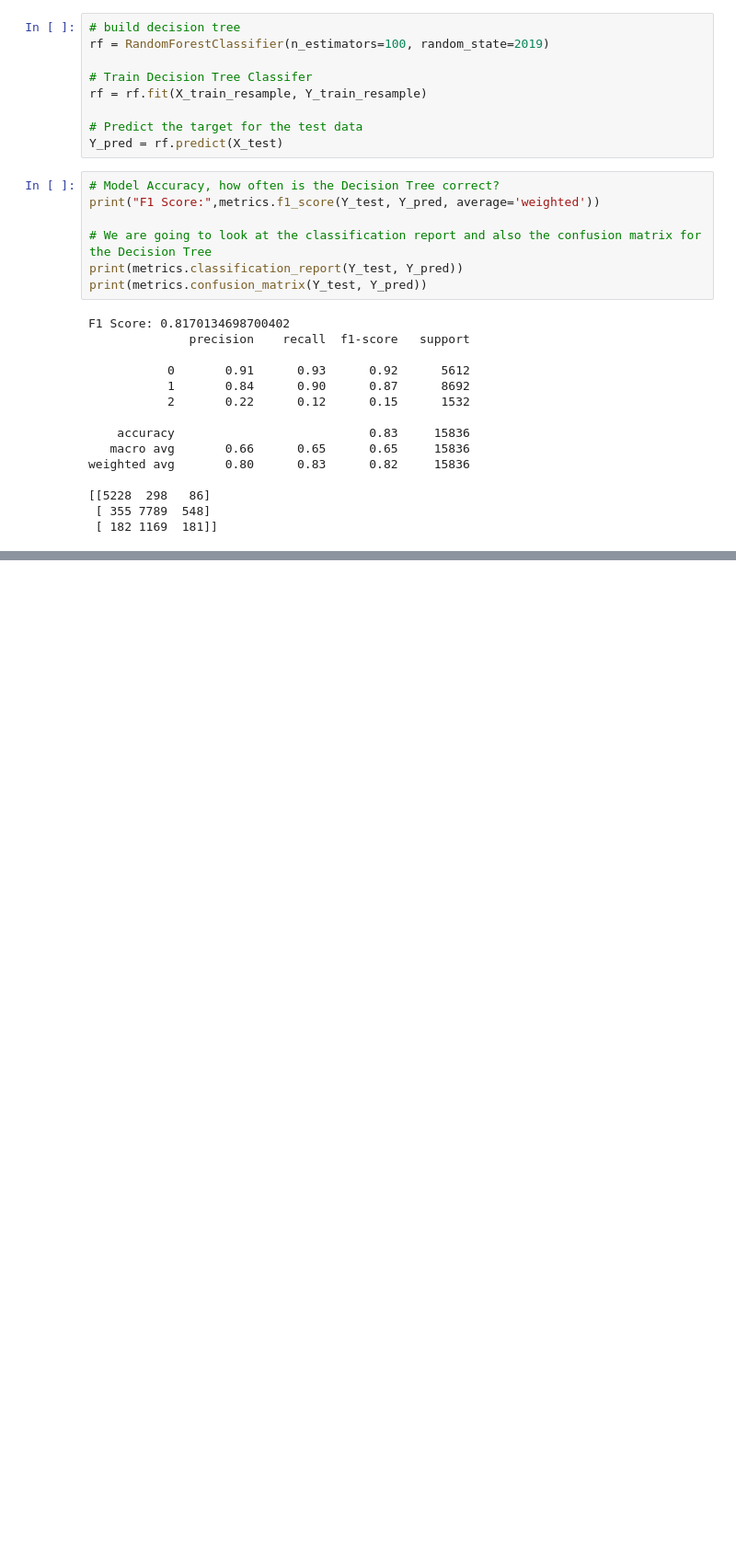
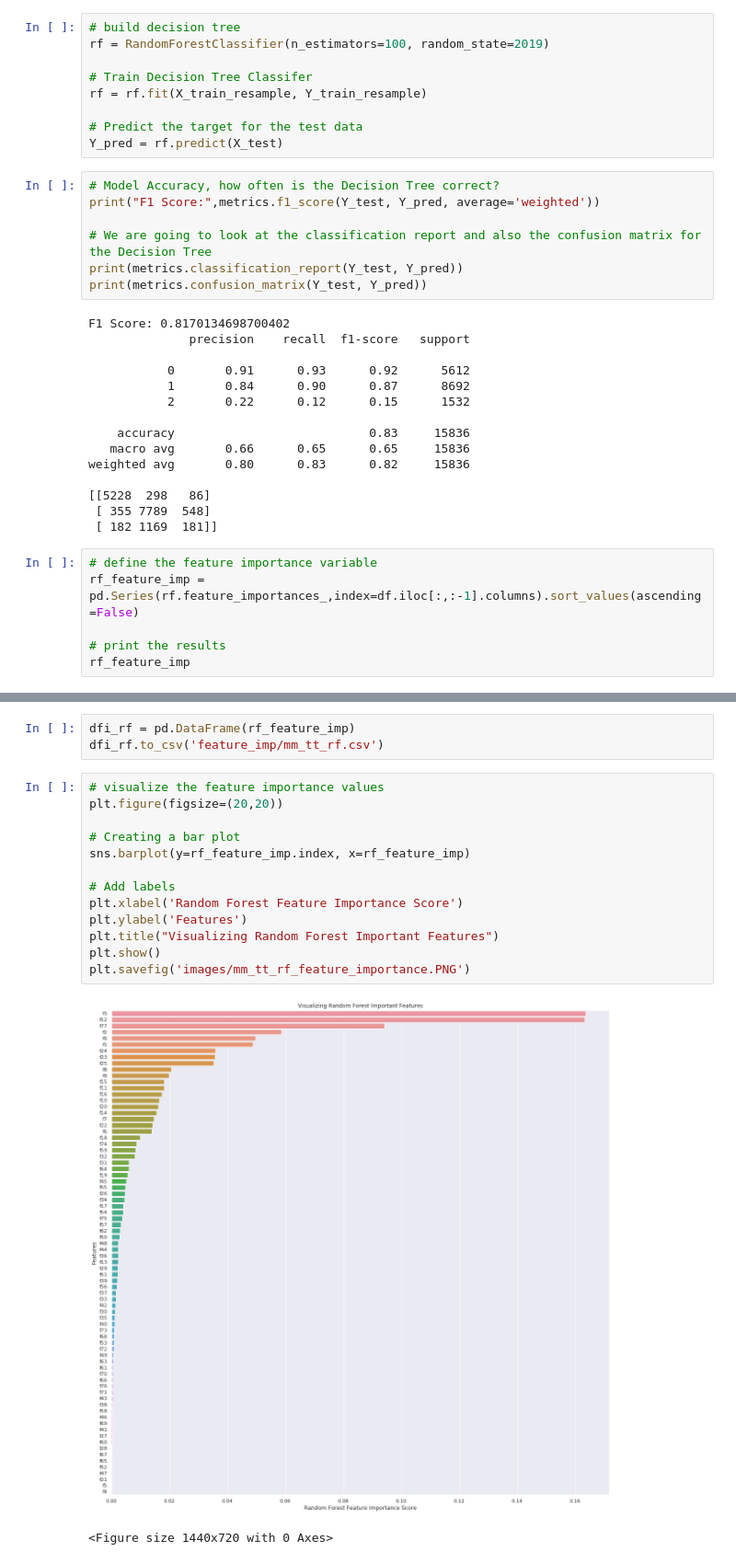
Before and after one commit to Kerry-Clarke/ba590_capstone, a Jupyter notebook: multiclass_modeling_tt.ipynb, the cells around one changed output, grey strips where cells are left out. Shown: that part at 92% size. Saved outputs shown, nothing was run; the diff lists cells and outputs as text; blank space fills up the shorter version.

```diff
--- a/multiclass_modeling_tt.ipynb
+++ b/multiclass_modeling_tt.ipynb
@@ -324,3 +397,9 @@ weighted avg       0.80      0.83      0.82     15836
 [[5228  298   86]
  [ 355 7789  548]
  [ 182 1169  181]]
+# %%
+# define the feature importance variable
+rf_feature_imp = pd.Series(rf.feature_importances_,index=df.iloc[:,:-1].columns).sort_values(ascending=False)
+
+# print the results
+rf_feature_imp
@@ -326,0 +424,19 @@ weighted avg       0.80      0.83      0.82     15836
+# %%
+dfi_rf = pd.DataFrame(rf_feature_imp)
+dfi_rf.to_csv('feature_imp/mm_tt_rf.csv')
+# %%
+# visualize the feature importance values
+plt.figure(figsize=(20,20))
+
+# Creating a bar plot
+sns.barplot(y=rf_feature_imp.index, x=rf_feature_imp)
+
+# Add labels
+plt.xlabel('Random Forest Feature Importance Score')
+plt.ylabel('Features')
+plt.title("Visualizing Random Forest Important Features")
+plt.show()
+plt.savefig('images/mm_tt_rf_feature_importance.PNG')
+# %% [output]
+[figure, added]
+<Figure size 1440x720 with 0 Axes>
```
Also changed, not shown: parts of 9 cells of this notebook, 19 other files.
